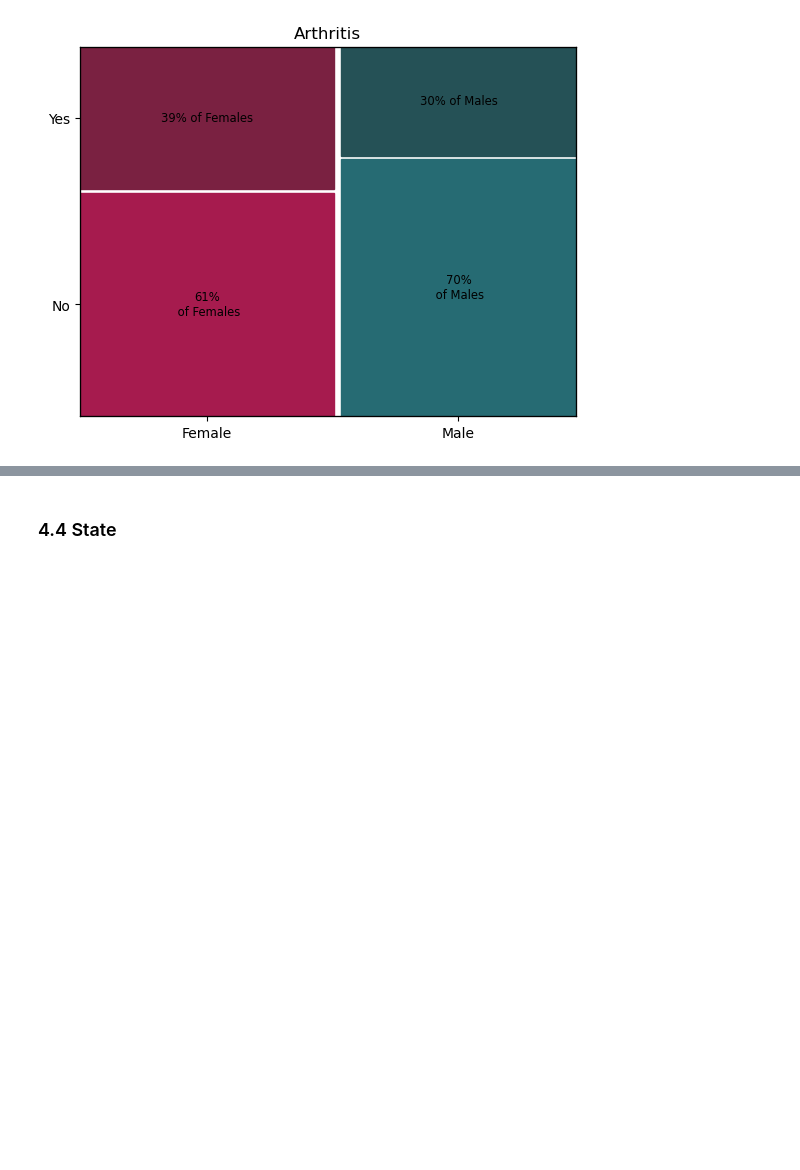
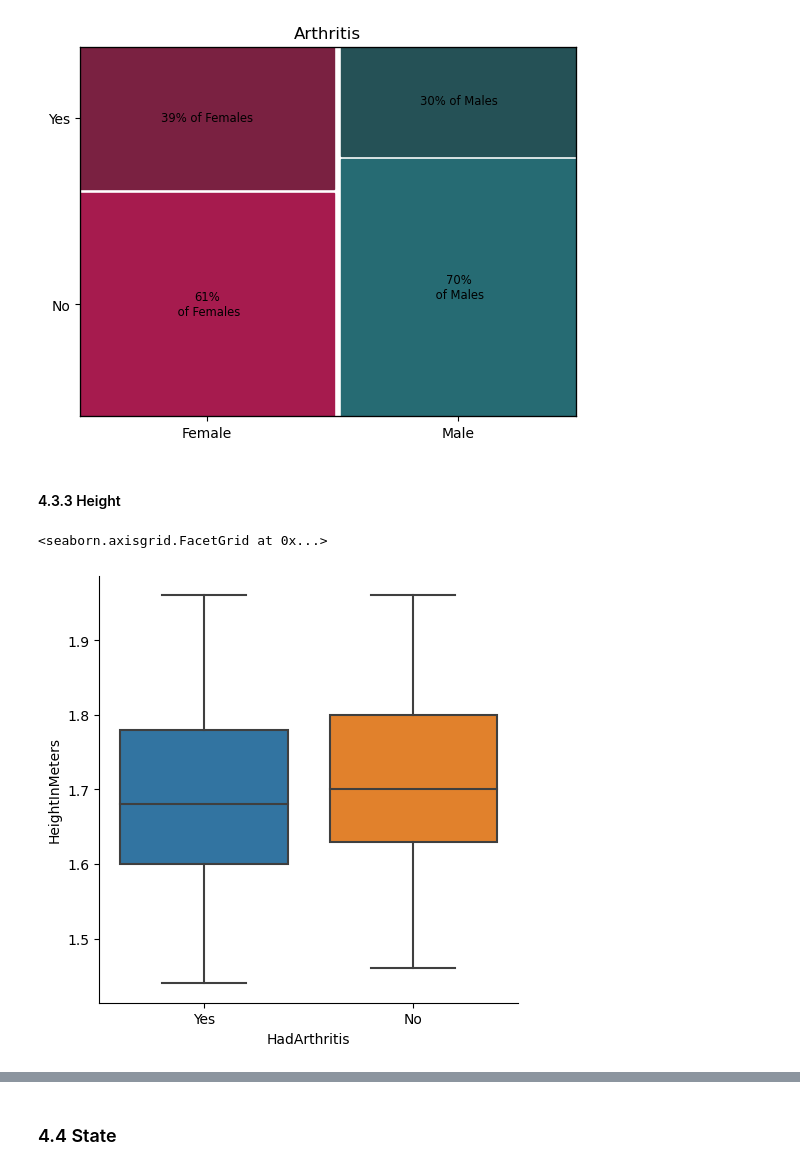
Before and after one commit to Thymin3/Heart-Disease-EDA-and-Visualization, a Jupyter notebook: Heart Disease EDA and Visualization.ipynb, the cells around one changed output, grey strips where cells are left out. Saved outputs shown, nothing was run; the diff lists cells and outputs as text; code cells hidden in the pictures; blank space fills up the shorter version.

Commit message:
Added Demographic vs Diagnosis Figures

```diff
--- a/Heart Disease EDA and Visualization.ipynb
+++ b/Heart Disease EDA and Visualization.ipynb
@@ -1026,3 +1030,10 @@ colors = {('Female', 'No'): '#A61B4E', ('Female', 'Yes'): '#7A2141',
 fig = mosaicplot.mosaic(arthritis_no_first, index=["Sex", "HadArthritis"], title="Arthritis", properties=lambda key: {'color': colors[key]}, gap=0.015, labelizer=custom_labelizer)
 # %% [output]
 [figure]
+# %% [markdown]
+#### 4.3.3 Height
+# %%
+sns.catplot(kind="box", data=df_original, y="HeightInMeters", x="HadArthritis", showfliers=False, whis=1)
+# %% [output]
+<seaborn.axisgrid.FacetGrid at 0x...>
+[figure, added]
```
Also changed, not shown: parts of 11 cells of this notebook.
